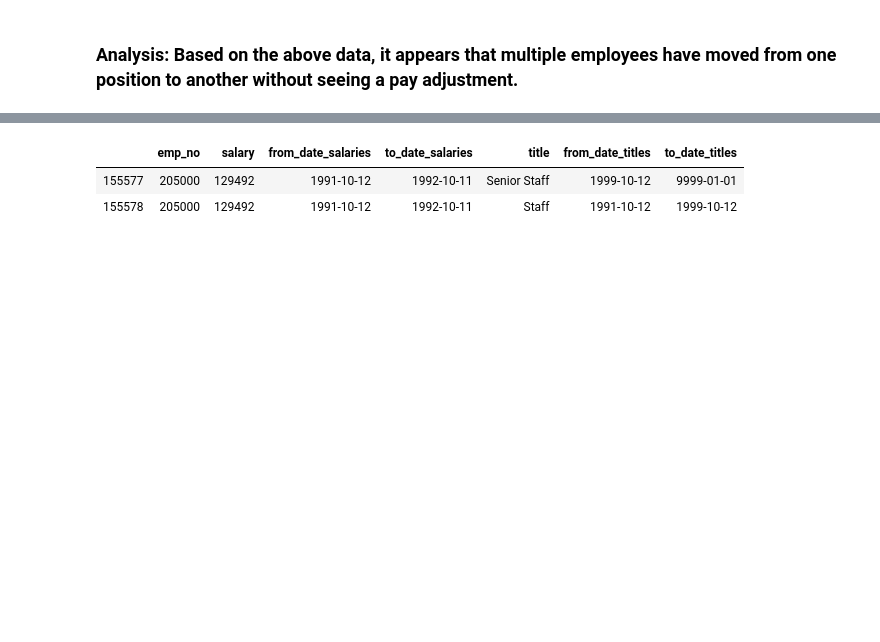
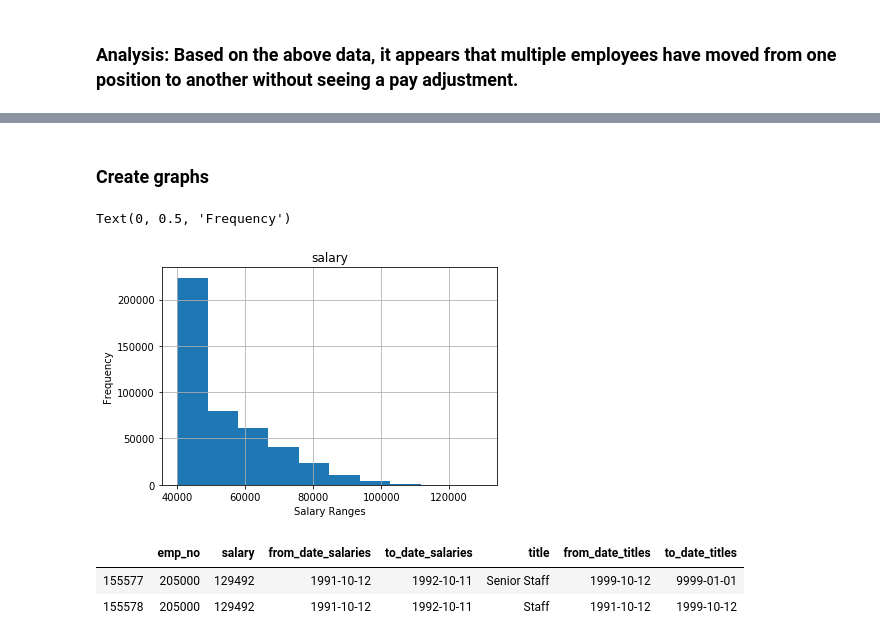
Before and after one commit to vmratcliff/SQL-Employee-Database, a Jupyter notebook: EmployeeSQL/Bonus_Emp_Data.ipynb, the cells around one changed output, grey strips where cells are left out. Cells and saved outputs as stored; diff of their text form; code cells hidden in the pictures; blank space fills up the shorter version.

```diff
--- a/EmployeeSQL/Bonus_Emp_Data.ipynb
+++ b/EmployeeSQL/Bonus_Emp_Data.ipynb
@@ -132,0 +173,3 @@ TypeError: '<=' not supported between instances of 'int' and 'datetime.date'
+# %%
+title_salaries = salaries_titles[['title', 'salary']]
+title_salaries.head()
@@ -133,3 +195,12 @@ TypeError: '<=' not supported between instances of 'int' and 'datetime.date'
+# %% [markdown]
+### Create graphs
+# %%
+title_salaries.hist(column='salary')
+plt.xlabel("Salary Ranges")
+plt.ylabel("Frequency")
+# %% [output]
+Text(0, 0.5, 'Frequency')
+[figure, added]
 # %%
 salaries_titles[salaries_titles["salary"] == 129492]
 # %% [output]
```
Also changed, not shown: parts of 20 cells of this notebook.
